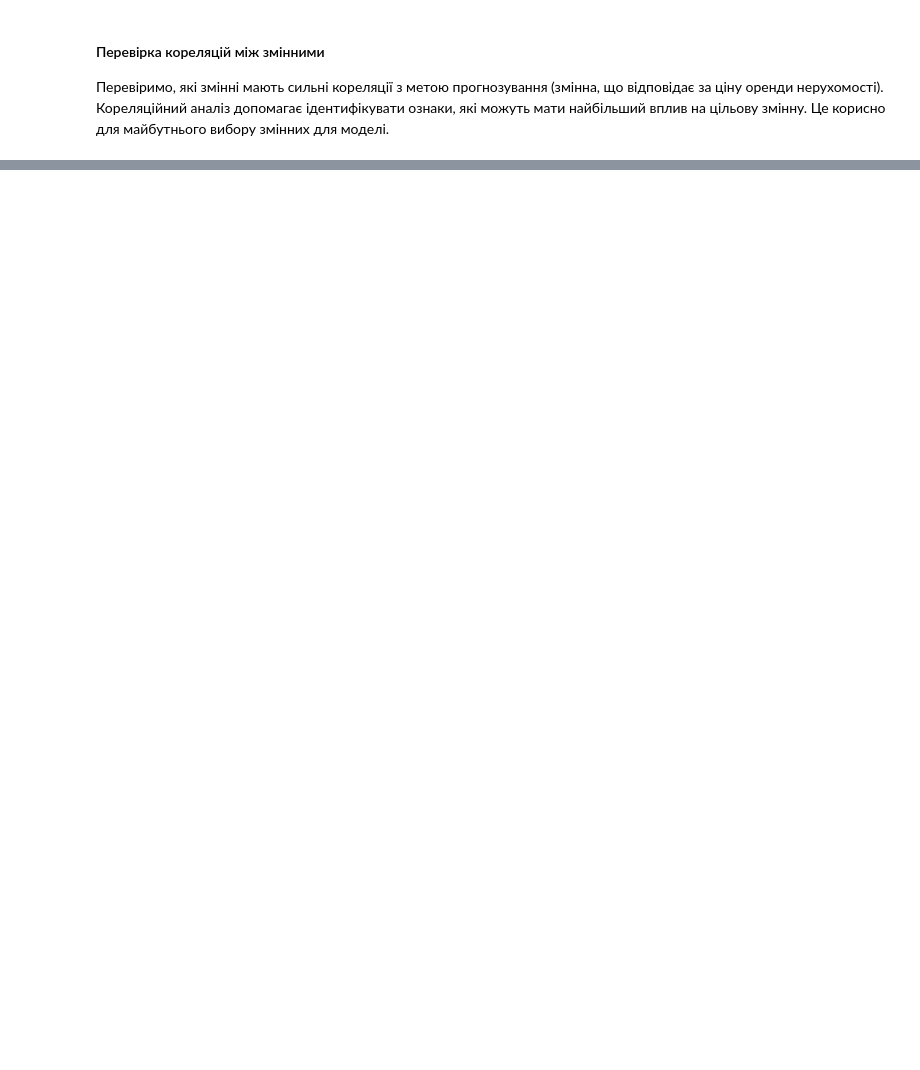
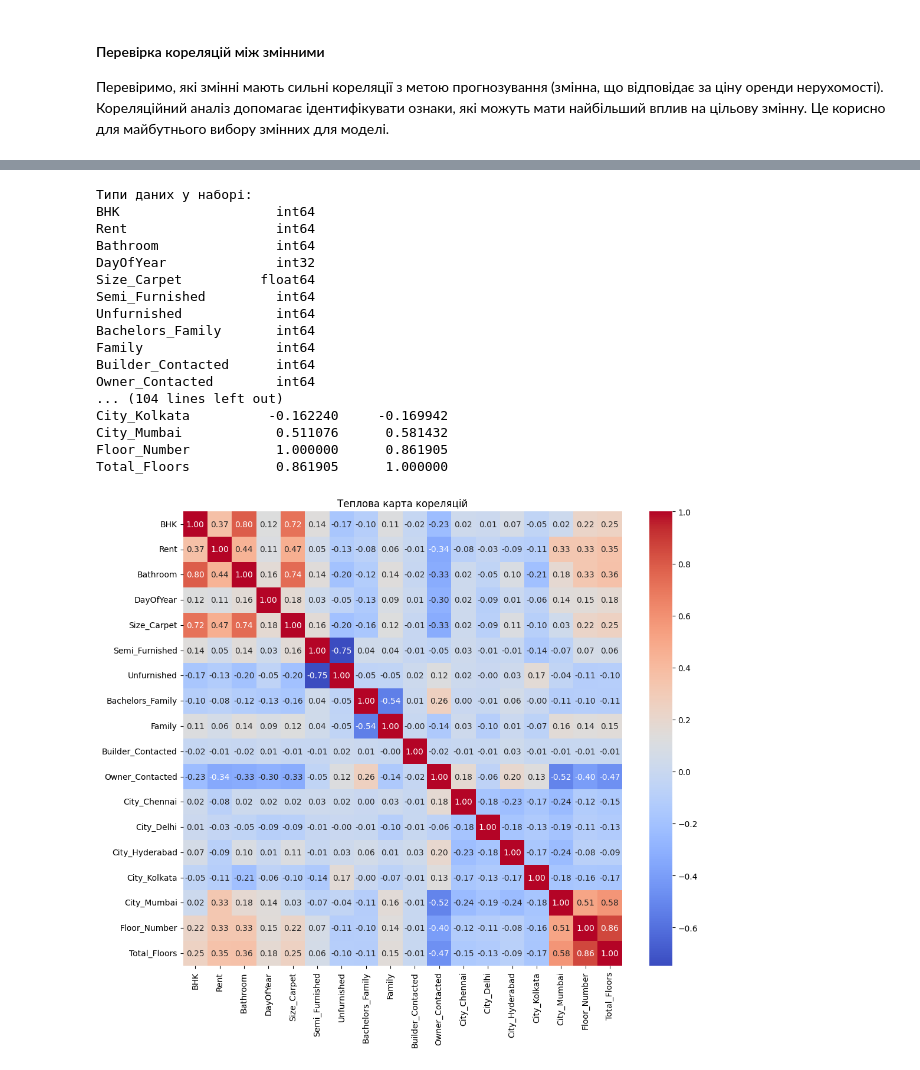
Before and after one commit to andriy-pro/goit-math-hw-10, a Jupyter notebook: src/math_task_10.ipynb, the cells around one changed output, grey strips where cells are left out. Cells and saved outputs as stored; diff of their text form; code cells hidden in the pictures; blank space fills up the shorter version.

```diff
--- a/src/math_task_10.ipynb
+++ b/src/math_task_10.ipynb
@@ -332,13 +329,17 @@ max       6.000000  3.500000e+06  8000.000000    10.000000
 # %%
 # Перетворюємо колонку "Posted On" у формат datetime
 df['Posted On'] = pd.to_datetime(df['Posted On'], format='%Y-%m-%d')
+df['DayOfYear'] = df['Posted On'].dt.dayofyear  # Отримуємо день року
+
+# Видаляємо оригінальний стовпчик дати, для якого ми вже створили новий стовпчик
+df.drop('Posted On', axis=1, inplace=True)
 
 # Перевірка типів даних
 print("\nТипи даних у наборі після перетворення:")
 print(df.dtypes)
 
-# Виведення перших 5 рядків (за замовчуванням) набору даних
-print("Перші кілька рядків даних після перетворення:")
-print(df.head())
+# Виведення випадкових 5 рядків даних для перевірки
+print("\nВипадкові 5 рядків даних:")
+print(df.sample(5))
 # %% [output]
 Типи даних у наборі після перетворення:
@@ -512,0 +601,6 @@ df = df.drop(columns=['Floor'])
+# %%
+# Видалення ознаки "Area Locality"
+df = df.drop(columns=['Area Locality'])
+
+# Вивід випадкових 5 рядків для перевірки
+print(df.sample(5))
@@ -517,6 +634,9 @@ for column in df.columns:
     if df[column].dtype == 'bool':
         df[column] = df[column].astype(int)
 
-# Перевіряємо перші кілька рядків перетвореного DataFrame
-print(df.head())
+# Виведення випадкових 5 рядків для перевірки
+df = df.drop_duplicates()
+
+# Перевіряємо випадкові 5 рядків перетвореного DataFrame
+print(df.sample(5))
 # %% [output]
@@ -566,0 +665,40 @@ dtype: object
+# %%
+import seaborn as sns
+import matplotlib.pyplot as plt
+
+
+# Перевірка типів даних
+print("\nТипи даних у наборі:")
+print(df.dtypes)
+
+# Обчислення кореляційної матриці
+correlation_matrix = df.corr()
+
+# Виведення кореляційної матриці
+print("Кореляційна матриця:")
+print(correlation_matrix)
+
+# Візуалізація кореляційної матриці за допомогою теплової карти
+plt.figure(figsize=(12, 10))
+sns.heatmap(correlation_matrix, annot=True, fmt=".2f", cmap="coolwarm", cbar=True)
+plt.title("Теплова карта кореляцій")
+plt.show()
+# %% [output]
+Типи даних у наборі:
+BHK                    int64
+Rent                   int64
+Bathroom               int64
+DayOfYear              int32
+Size_Carpet          float64
+Semi_Furnished         int64
+Unfurnished            int64
+Bachelors_Family       int64
+Family                 int64
+Builder_Contacted      int64
+Owner_Contacted        int64
+... (104 lines left out)
+City_Kolkata          -0.162240     -0.169942
+City_Mumbai            0.511076      0.581432
+Floor_Number           1.000000      0.861905
+Total_Floors           0.861905      1.000000
+[figure, added]
```
Also changed, not shown: parts of 37 cells of this notebook, 1 other file.
